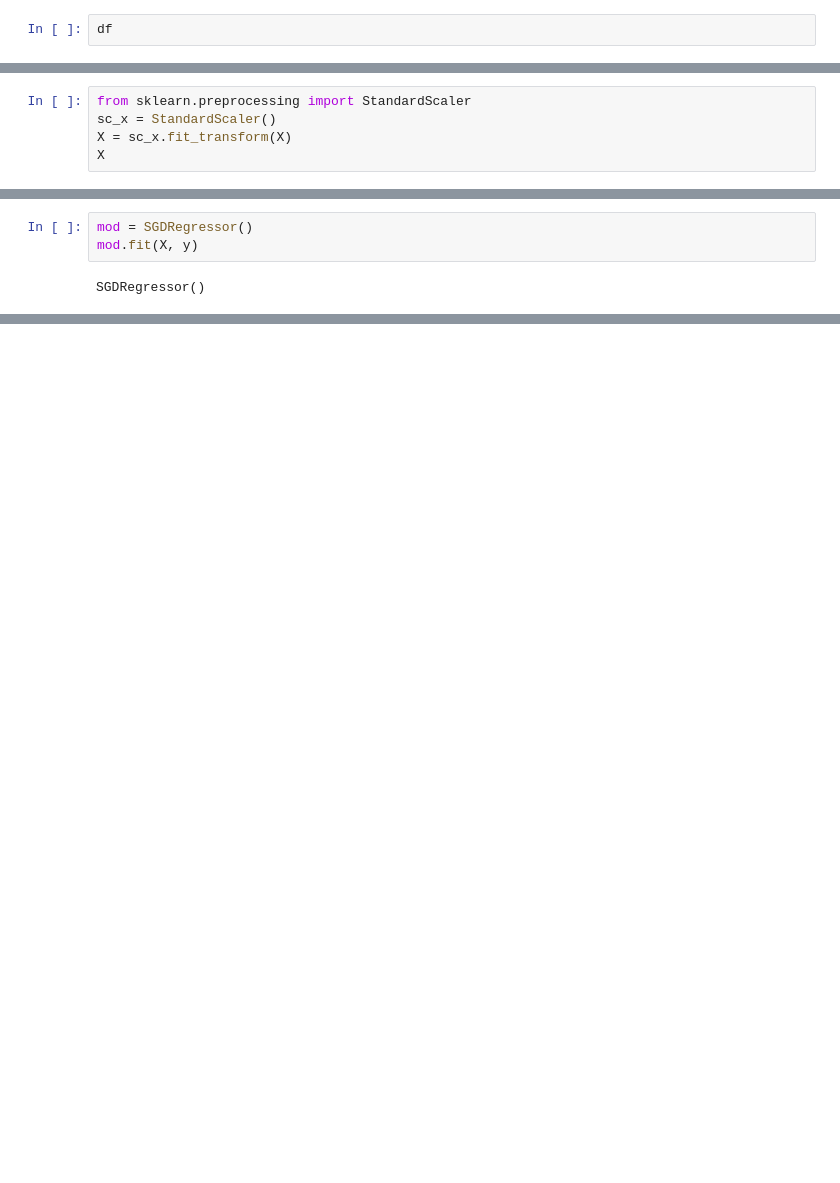
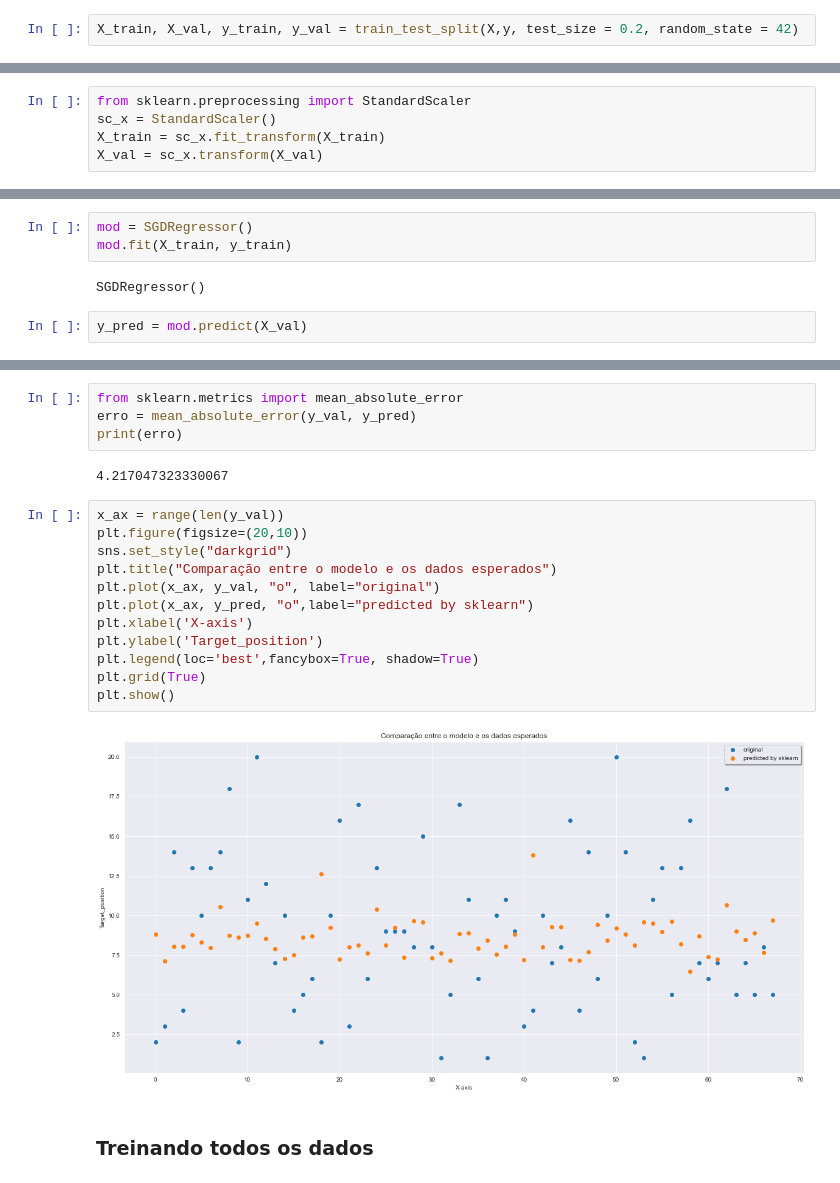
Before and after one commit to jvbm07/BBB-predictions, a Jupyter notebook: notebooks/LinearRegressionBBB.ipynb, the cells around one changed output, grey strips where cells are left out. Saved outputs shown, nothing was run; the diff lists cells and outputs as text; blank space fills up the shorter version.

```diff
--- a/notebooks/LinearRegressionBBB.ipynb
+++ b/notebooks/LinearRegressionBBB.ipynb
@@ -134,2 +139,2 @@ df.drop(['Participante','Data de nascimento','Ocupação','Origem','Região'],ax
 # %%
-df
+X_train, X_val, y_train, y_val = train_test_split(X,y, test_size = 0.2, random_state = 42)
@@ -197,5 +186,5 @@ from sklearn.linear_model import SGDRegressor
 # %%
 from sklearn.preprocessing import StandardScaler
 sc_x = StandardScaler()
-X = sc_x.fit_transform(X)
-X
+X_train = sc_x.fit_transform(X_train)
+X_val = sc_x.transform(X_val)
@@ -216,5 +191,7 @@ array([[-1.52323841,  1.05117147, -0.8565932 , ...,  0.87273022,
 # %%
 mod = SGDRegressor()
-mod.fit(X, y)
+mod.fit(X_train, y_train)
 # %% [output]
 SGDRegressor()
+# %%
+y_pred = mod.predict(X_val)
@@ -220,0 +218,22 @@ SGDRegressor()
+# %%
+from sklearn.metrics import mean_absolute_error
+erro = mean_absolute_error(y_val, y_pred)
+print(erro)
+# %% [output]
+4.217047323330067
+# %%
+x_ax = range(len(y_val))
+plt.figure(figsize=(20,10))
+sns.set_style("darkgrid")
+plt.title("Comparação entre o modelo e os dados esperados")
+plt.plot(x_ax, y_val, "o", label="original")
+plt.plot(x_ax, y_pred, "o",label="predicted by sklearn")
+plt.xlabel('X-axis')
+plt.ylabel('Target_position')
+plt.legend(loc='best',fancybox=True, shadow=True)
+plt.grid(True)
+plt.show()
+# %% [output]
+[figure, added]
+# %% [markdown]
+### Treinando todos os dados
```
Also changed, not shown: parts of 22 cells of this notebook, 6 other files.
